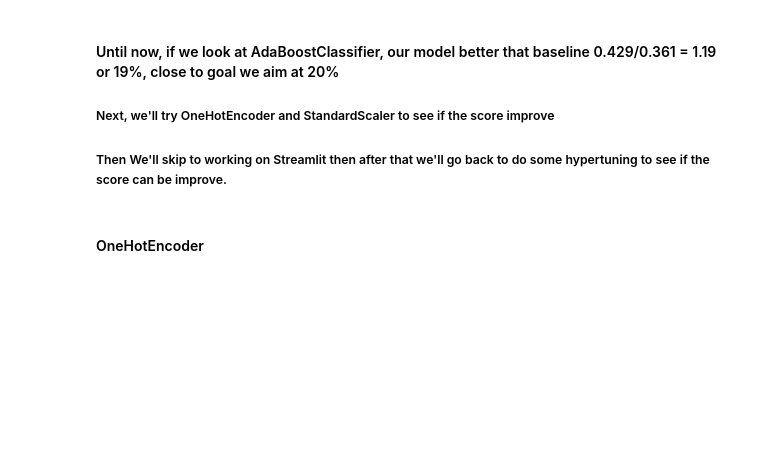
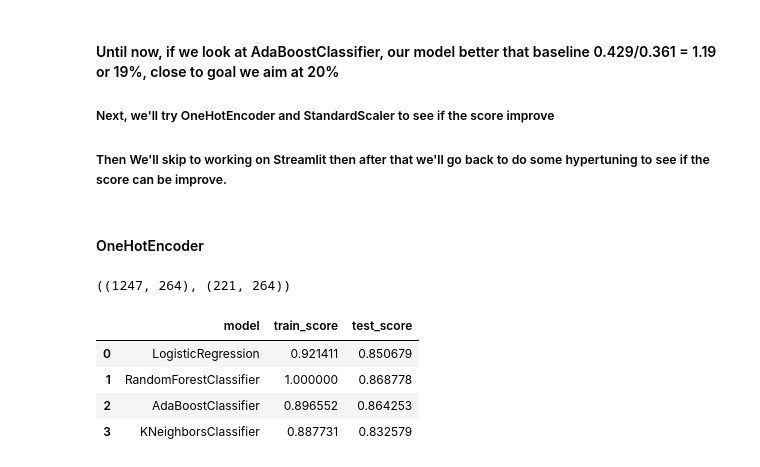
Before and after one commit to atigonh/resignation, a Jupyter notebook: code/4_Procudtion_Model.ipynb, the cells around one changed output. Saved outputs shown, nothing was run; the diff lists cells and outputs as text; code cells hidden in the pictures; blank space fills up the shorter version.

```diff
--- a/code/4_Procudtion_Model.ipynb
+++ b/code/4_Procudtion_Model.ipynb
@@ -266,3 +263,11 @@ df_cm_test
 ##### Then We'll skip to working on Streamlit then after that we'll go back to do some hypertuning to see if the score can be improve.
 # %% [markdown]
 #### OneHotEncoder
+# %%
+ohe = OneHotEncoder(sparse=True, handle_unknown='ignore')
+X_train_ohe = ohe.fit_transform(X_train)
+X_test_ohe = ohe.transform(X_test)
+
+X_train_enc.shape, X_test_enc.shape
+# %% [output]
+((1247, 264), (221, 264))
@@ -268,0 +282,8 @@ df_cm_test
+# %%
+pd.DataFrame(scores, columns=['model', 'train_score', 'test_score'])
+# %% [output]
+|  | model | train_score | test_score |
+| 0 | LogisticRegression | 0.921411 | 0.850679 |
+| 1 | RandomForestClassifier | 1.000000 | 0.868778 |
+| 2 | AdaBoostClassifier | 0.896552 | 0.864253 |
+| 3 | KNeighborsClassifier | 0.887731 | 0.832579 |
```
Also changed, not shown: parts of 23 cells of this notebook, 2 other files.
